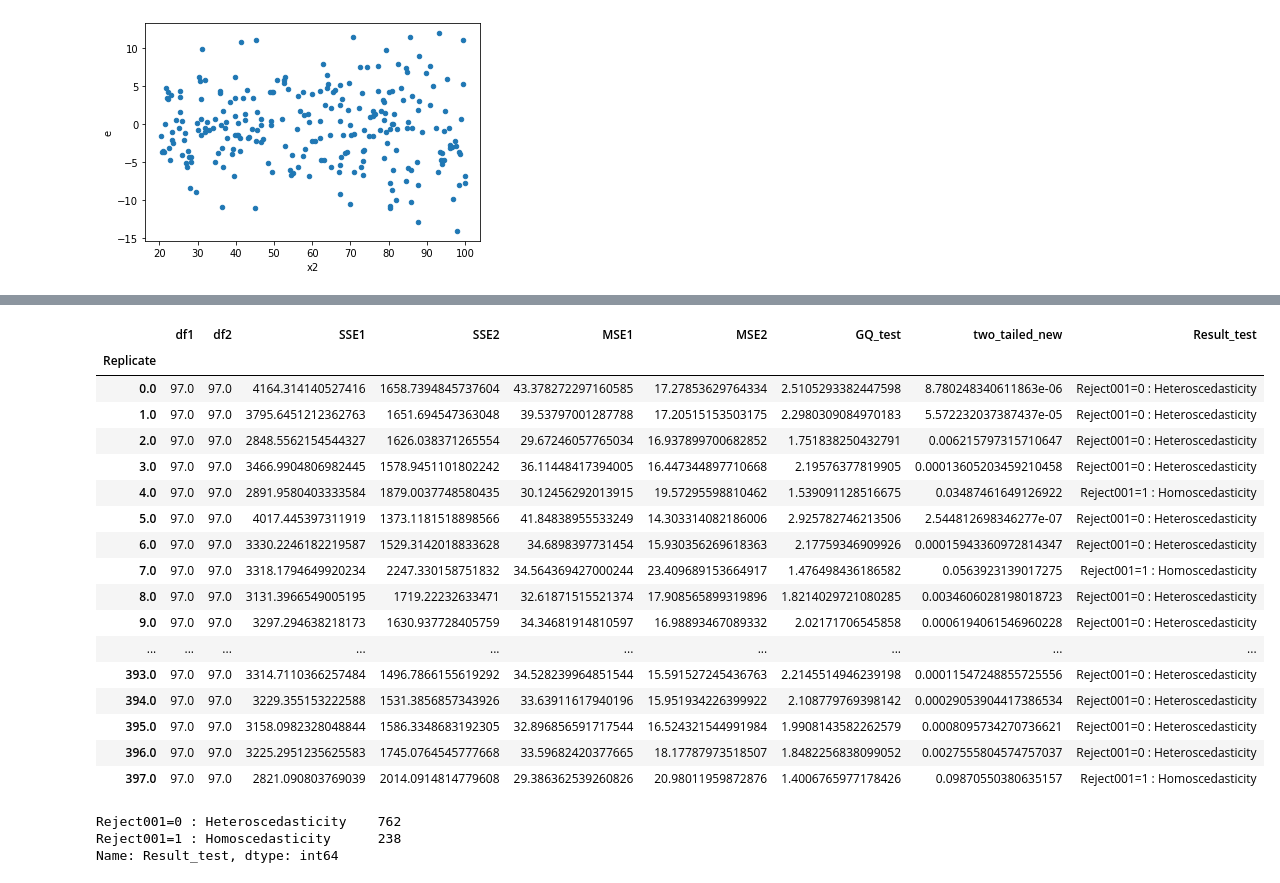
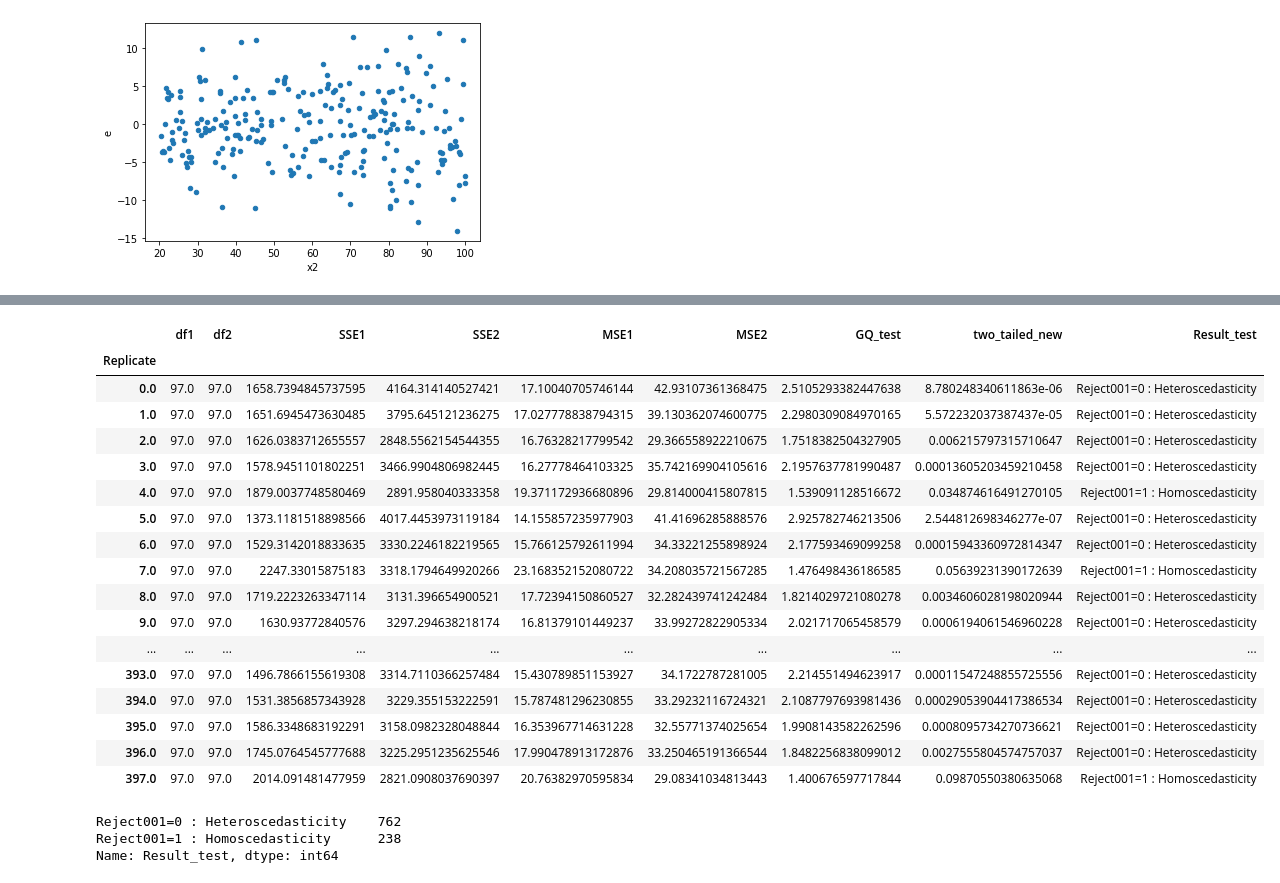
Before and after one commit to iam-fern/Generate_multiplication, a Jupyter notebook: GQtest_data_multi_delta_(0_8)_n250_01.ipynb, the cells around one changed output, grey strips where cells are left out. Drawn from its saved outputs; the diff is of its cells as text; code cells hidden in the pictures.

```diff
--- a/GQtest_data_multi_delta_(0_8)_n250_01.ipynb
+++ b/GQtest_data_multi_delta_(0_8)_n250_01.ipynb
@@ -175,7 +176,6 @@ def get_result(run_replicate, percent_data):
     new_table_sort = new_table.sort_values('x2')
     new_table_sort.reset_index(inplace=True)
     new_table_sort.drop(['index'], axis=1, inplace=True)
-
 
     # แบ่งข้อมูลกลุ่มที่ 1
     table1 = new_table_sort.iloc[:int(percent_data*new_table_sort.shape[0]) , :]
@@ -189,8 +189,7 @@ def get_result(run_replicate, percent_data):
     # หาค่า df กลุ่ม 1
     DF1 = model1.df_resid + 1
     SSE1 = model1.ssr
-    MSE1 = model1.mse_resid
-
+    MSE1 = SSE1/DF1
 
     # แบ่งข้อมูลกลุ่มที่ 2
     table2 = new_table_sort.iloc[int((1-percent_data)*new_table_sort.shape[0]): , :]
@@ -204,23 +203,21 @@ def get_result(run_replicate, percent_data):
     # หาค่า df กลุ่ม 2
     DF2 = model2.df_resid + 1
     SSE2 = model2.ssr
-    MSE2 = model2.mse_resid
+    MSE2 = SSE2/DF2
 
     # ค่าสถิติทดสอบ
     GQ_test = (SSE2/DF2) / (SSE1/DF1)
-
 
     df2 = DF2
     df1 = DF1
 
     # คำนวณค่า p-value
-    # sf(x, dfn, dfd, loc=0, scale=1) : Survival function (also defined as 1 - cdf, but sf is sometimes more accurate)
+    # pdf(x, dfn, dfd, loc=0, scale=1) : Probability density function
     two_tailed = 2.0*(1.0-(ss.f.cdf(GQ_test, df2, df1)))
+    p_greater = ss.f.cdf(GQ_test, df2, df1)
+    p_less = 1.0-ss.f.cdf(GQ_test, df2, df1)
 
-    # pdf(x, dfn, dfd, loc=0, scale=1) : Probability density function
-    p_greater = ss.f.cdf(GQ_test, df2, df1)
-
-    return df2, df1, SSE2, SSE1, MSE2, MSE1, GQ_test, two_tailed, p_greater
+    return df1, df2, SSE1, SSE2, MSE1, MSE2, GQ_test, two_tailed, p_greater, p_less
 
 # สร้าง list ของ replicates
 list_replicate=list({i[0] for i in table.index})
@@ -236,13 +233,14 @@ list_MSE2=[]
 list_GQ_test=[]
 list_two_tailed=[]
 list_p_greater=[]
+list_p_less=[]
 
 # กำหนด % การแบ่งข้อมูล
 percent_data=0.4
 
 # ใช้ for loop สำหรับการ run ทุก replicates
 for run_replicate in list_replicate:
-    df1, df2, SSE1, SSE2, MSE1, MSE2, GQ_test, two_tailed, p_greater=get_result(run_replicate, percent_data)
+    df1, df2, SSE1, SSE2, MSE1, MSE2, GQ_test, two_tailed, p_greater, p_less=get_result(run_replicate, percent_data)
     list_df1.append(df1)
     list_SSE1.append(SSE1)
     list_df2.append(df2)
@@ -252,6 +250,7 @@ for run_replicate in list_replicate:
     list_GQ_test.append(GQ_test)
     list_two_tailed.append(two_tailed)
     list_p_greater.append(p_greater)
+    list_p_less.append(p_less)
 # %%
 # สร้างตารางผลลัพธ์
 alpha = 0.01
@@ -290,39 +288,41 @@ result.astype(str)
 # %%
 # สร้างตารางผลลัพธ์
 alpha = 0.01
 pd.set_option('display.max_rows', 1000)
 pd.set_option('display.max_columns', 1000)
 pd.set_option('display.width', 1000)
 result=pd.DataFrame({"Replicate":list_replicate, "df1":list_df1, "df2":list_df2, "SSE1":list_SSE1,
                      "SSE2":list_SSE2, "MSE1":list_MSE1, "MSE2":list_MSE2,
-                     "GQ_test":list_GQ_test, "two_tailed":list_two_tailed, "greater":list_p_greater})
+                     "GQ_test":list_GQ_test, "two_tailed":list_two_tailed, "greater":list_p_greater, "less":list_p_less})
 result.set_index(['Replicate'], inplace=True)
 
-result['two_tailed_new']=result[["two_tailed","greater"]].apply(lambda value: value[0] if value[0]<0.5 else 2*value[1], axis=1)
+result['two_tailed_new']=result[["two_tailed","greater","less"]].apply(lambda value: value[0] if value[0]<0.5 else (2*value[1] if value[1]<0.5 else 2*value[2]) , axis=1)
 result["Result_test"]=result["two_tailed_new"].apply(lambda p_value: 'Reject001=0 : Heteroscedasticity'
                                                                   if p_value < alpha else 'Reject001=1 : Homoscedasticity')
 #two_tailed_new_show=two_tailed_new.drop(columns="greater")
-result_show=result.drop(columns=["two_tailed", "greater"])
+result_show=result.drop(columns=["two_tailed", "greater", "less"])
 result_show.astype(str)
+
+#result.astype(str)
 # %% [output]
 |  | df1 | df2 | SSE1 | SSE2 | MSE1 | MSE2 | GQ_test | two_tailed_new | Result_test |
 | Replicate |  |  |  |  |  |  |  |  |  |
-| 0.0 | 97.0 | 97.0 | 4164.314140527416 | 1658.7394845737604 | 43.378272297160585 | 17.27853629764334 | 2.5105293382447598 | 8.780248340611863e-06 | Reject001=0 : Heteroscedasticity |
-| 1.0 | 97.0 | 97.0 | 3795.6451212362763 | 1651.694547363048 | 39.53797001287788 | 17.20515153503175 | 2.2980309084970183 | 5.572232037387437e-05 | Reject001=0 : Heteroscedasticity |
-| 2.0 | 97.0 | 97.0 | 2848.5562154544327 | 1626.038371265554 | 29.67246057765034 | 16.937899700682852 | 1.751838250432791 | 0.006215797315710647 | Reject001=0 : Heteroscedasticity |
-| 3.0 | 97.0 | 97.0 | 3466.9904806982445 | 1578.9451101802242 | 36.11448417394005 | 16.447344897710668 | 2.19576377819905 | 0.00013605203459210458 | Reject001=0 : Heteroscedasticity |
-| 4.0 | 97.0 | 97.0 | 2891.9580403333584 | 1879.0037748580435 | 30.12456292013915 | 19.57295598810462 | 1.539091128516675 | 0.03487461649126922 | Reject001=1 : Homoscedasticity |
-| 5.0 | 97.0 | 97.0 | 4017.445397311919 | 1373.1181518898566 | 41.84838955533249 | 14.303314082186006 | 2.925782746213506 | 2.544812698346277e-07 | Reject001=0 : Heteroscedasticity |
-| 6.0 | 97.0 | 97.0 | 3330.2246182219587 | 1529.3142018833628 | 34.6898397731454 | 15.930356269618363 | 2.17759346909926 | 0.00015943360972814347 | Reject001=0 : Heteroscedasticity |
-| 7.0 | 97.0 | 97.0 | 3318.1794649920234 | 2247.330158751832 | 34.564369427000244 | 23.409689153664917 | 1.476498436186582 | 0.0563923139017275 | Reject001=1 : Homoscedasticity |
-| 8.0 | 97.0 | 97.0 | 3131.3966549005195 | 1719.22232633471 | 32.61871515521374 | 17.908565899319896 | 1.8214029721080285 | 0.0034606028198018723 | Reject001=0 : Heteroscedasticity |
-| 9.0 | 97.0 | 97.0 | 3297.294638218173 | 1630.937728405759 | 34.34681914810597 | 16.98893467089332 | 2.02171706545858 | 0.0006194061546960228 | Reject001=0 : Heteroscedasticity |
+| 0.0 | 97.0 | 97.0 | 1658.7394845737595 | 4164.314140527421 | 17.10040705746144 | 42.93107361368475 | 2.5105293382447638 | 8.780248340611863e-06 | Reject001=0 : Heteroscedasticity |
+| 1.0 | 97.0 | 97.0 | 1651.6945473630485 | 3795.645121236275 | 17.027778838794315 | 39.130362074600775 | 2.2980309084970165 | 5.572232037387437e-05 | Reject001=0 : Heteroscedasticity |
+| 2.0 | 97.0 | 97.0 | 1626.0383712655557 | 2848.5562154544355 | 16.76328217799542 | 29.366558922210675 | 1.7518382504327905 | 0.006215797315710647 | Reject001=0 : Heteroscedasticity |
+| 3.0 | 97.0 | 97.0 | 1578.9451101802251 | 3466.9904806982445 | 16.27778464103325 | 35.742169904105616 | 2.1957637781990487 | 0.00013605203459210458 | Reject001=0 : Heteroscedasticity |
+| 4.0 | 97.0 | 97.0 | 1879.0037748580469 | 2891.958040333358 | 19.371172936680896 | 29.814000415807815 | 1.539091128516672 | 0.034874616491270105 | Reject001=1 : Homoscedasticity |
+| 5.0 | 97.0 | 97.0 | 1373.1181518898566 | 4017.4453973119184 | 14.155857235977903 | 41.41696285888576 | 2.925782746213506 | 2.544812698346277e-07 | Reject001=0 : Heteroscedasticity |
+| 6.0 | 97.0 | 97.0 | 1529.3142018833635 | 3330.2246182219565 | 15.766125792611994 | 34.33221255898924 | 2.177593469099258 | 0.00015943360972814347 | Reject001=0 : Heteroscedasticity |
+| 7.0 | 97.0 | 97.0 | 2247.33015875183 | 3318.1794649920266 | 23.168352152080722 | 34.208035721567285 | 1.476498436186585 | 0.05639231390172639 | Reject001=1 : Homoscedasticity |
+| 8.0 | 97.0 | 97.0 | 1719.2223263347114 | 3131.396654900521 | 17.72394150860527 | 32.282439741242484 | 1.8214029721080278 | 0.0034606028198020944 | Reject001=0 : Heteroscedasticity |
+| 9.0 | 97.0 | 97.0 | 1630.93772840576 | 3297.294638218174 | 16.81379101449237 | 33.99272822905334 | 2.021717065458579 | 0.0006194061546960228 | Reject001=0 : Heteroscedasticity |
 | ... | ... | ... | ... | ... | ... | ... | ... | ... | ... |
-| 393.0 | 97.0 | 97.0 | 3314.7110366257484 | 1496.7866155619292 | 34.528239964851544 | 15.591527245436763 | 2.2145514946239198 | 0.00011547248855725556 | Reject001=0 : Heteroscedasticity |
-| 394.0 | 97.0 | 97.0 | 3229.355153222588 | 1531.3856857343926 | 33.63911617940196 | 15.951934226399922 | 2.108779769398142 | 0.00029053904417386534 | Reject001=0 : Heteroscedasticity |
-| 395.0 | 97.0 | 97.0 | 3158.0982328048844 | 1586.3348683192305 | 32.896856591717544 | 16.524321544991984 | 1.9908143582262579 | 0.0008095734270736621 | Reject001=0 : Heteroscedasticity |
-| 396.0 | 97.0 | 97.0 | 3225.2951235625583 | 1745.0764545777668 | 33.59682420377665 | 18.17787973518507 | 1.8482256838099052 | 0.0027555804574757037 | Reject001=0 : Heteroscedasticity |
-| 397.0 | 97.0 | 97.0 | 2821.090803769039 | 2014.0914814779608 | 29.386362539260826 | 20.98011959872876 | 1.4006765977178426 | 0.09870550380635157 | Reject001=1 : Homoscedasticity |
+| 393.0 | 97.0 | 97.0 | 1496.7866155619308 | 3314.7110366257484 | 15.430789851153927 | 34.1722787281005 | 2.214551494623917 | 0.00011547248855725556 | Reject001=0 : Heteroscedasticity |
+| 394.0 | 97.0 | 97.0 | 1531.3856857343928 | 3229.355153222591 | 15.787481296230855 | 33.29232116724321 | 2.1087797693981436 | 0.00029053904417386534 | Reject001=0 : Heteroscedasticity |
+| 395.0 | 97.0 | 97.0 | 1586.3348683192291 | 3158.0982328048844 | 16.353967714631228 | 32.55771374025654 | 1.9908143582262596 | 0.0008095734270736621 | Reject001=0 : Heteroscedasticity |
+| 396.0 | 97.0 | 97.0 | 1745.0764545777688 | 3225.2951235625546 | 17.990478913172876 | 33.250465191366544 | 1.8482256838099012 | 0.0027555804574757037 | Reject001=0 : Heteroscedasticity |
+| 397.0 | 97.0 | 97.0 | 2014.091481477959 | 2821.0908037690397 | 20.76382970595834 | 29.08341034813443 | 1.400676597717844 | 0.09870550380635068 | Reject001=1 : Homoscedasticity |
 # %%
 result_show['Result_test'].value_counts()
 # %% [output]
```
Also changed, not shown: parts of 2 cells of this notebook.
